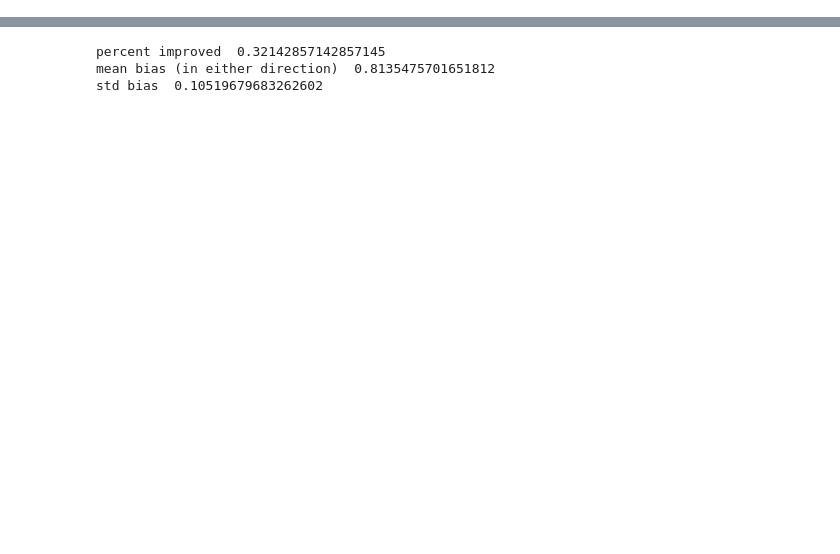
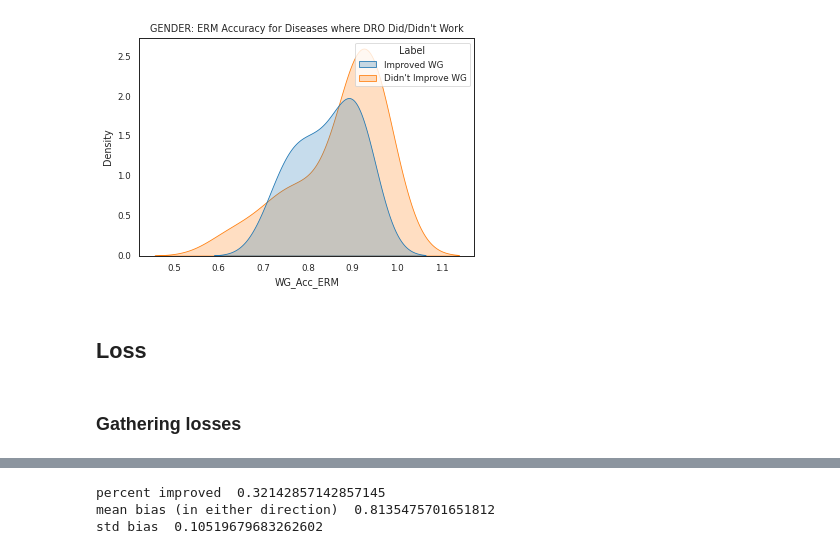
Before and after one commit to ssundaram21/HurtfulWords, a Jupyter notebook: Results.ipynb, the cells around one changed output, grey strips where cells are left out. Drawn from its saved outputs; the diff is of its cells as text; code cells hidden in the pictures; blank space fills up the shorter version.

Commit message:
analysis notebook

```diff
--- a/Results.ipynb
+++ b/Results.ipynb
@@ -29,0 +47,2 @@ os.listdir(pf_race_nodro_path)
+# %%
+output_dir = "/om/user/shobhita/src/HurtfulWords/analysis/"
@@ -88 +127,29 @@ def get_race_results(option="all", as_df=False):
     return results
+# %%
+def get_basic_metrics(df):
+    metrics = {}
+    metrics["percent_improved"] = len(df[df["Improved?"] == True])/len(df)
+    metrics["mean_bias"] = df["NO DRO"].abs().mean()
+    metrics["std_bias"] = df["NO DRO"].abs().std()
+    return metrics
+
+def get_basic_results(results):
+    results_table = []
+    for disease, dres in results.items():
+        metrics = {}
+        metrics["Acc_DRO"] = mean(list(dres["DRO"].values()))
+        metrics["Acc_ERM"] = mean(list(dres["ERM"].values()))
+        metrics["WG_Acc_DRO"] = min(list(dres["DRO"].values()))
+        metrics["WG_Acc_ERM"] = min(list(dres["ERM"].values()))
+        metrics["WG_Acc_Improved?"] = metrics["WG_Acc_DRO"] > metrics["WG_Acc_ERM"]
+        metrics["WG_DRO"] = [races[k] for k, v in dres["DRO"].items() if v == min(list(dres["DRO"].values()))][0]
+        metrics["WG_ERM"] = [races[k] for k, v in dres["ERM"].items() if v == min(list(dres["ERM"].values()))][0]
+        metrics["Disease"] = disease
+
+        results_table.append(metrics)
+    results_table = pd.DataFrame(results_table)
+
+    summary = pd.DataFrame({"Acc_decrease": results_table["Acc_ERM"] - results_table["Acc_DRO"].mean(),
+                           "WG_Acc_improvement": results_table["WG_Acc_DRO"] - results_table["WG_Acc_ERM"],
+                           "WG_Changed?": results_table["WG_DRO"] != results_table["WG_ERM"]})
+    return results_table, summary
@@ -89,2 +183,4 @@ def get_race_results(option="all", as_df=False):
 # %%
-gender_results = get_gender_results(as_df=True)
+gender_results = get_gender_results(opt="all")
+
+results_table, summary = get_basic_results(gender_results)
@@ -122,0 +216,6 @@ std bias  0.01161428140118907
+# %%
+dro_worked = results_table[results_table["WG_Acc_Improved?"] == True]
+dro_worked["Label"] = "Improved WG"
+dro_didnt_work = results_table[results_table["WG_Acc_Improved?"] == False]
+dro_didnt_work["Label"] = "Didn't Improve WG"
+stack = pd.concat([dro_worked[["WG_Acc_ERM", "Label"]], dro_didnt_work[["WG_Acc_ERM", "Label"]]])
@@ -122,0 +233,10 @@ std bias  0.01161428140118907
+# %%
+fig = sns.kdeplot(data=stack,x="WG_Acc_ERM", hue="Label", shade=True)
+fig.set_title("GENDER: ERM Accuracy for Diseases where DRO Did/Didn't Work")
+fig.figure.savefig(output_dir + "gender_improvement_plot.pdf")
+# %% [output]
+[figure, added]
+# %% [markdown]
+## Loss
+# %% [markdown]
+### Gathering losses
```
Also changed, not shown: parts of 63 cells of this notebook.
